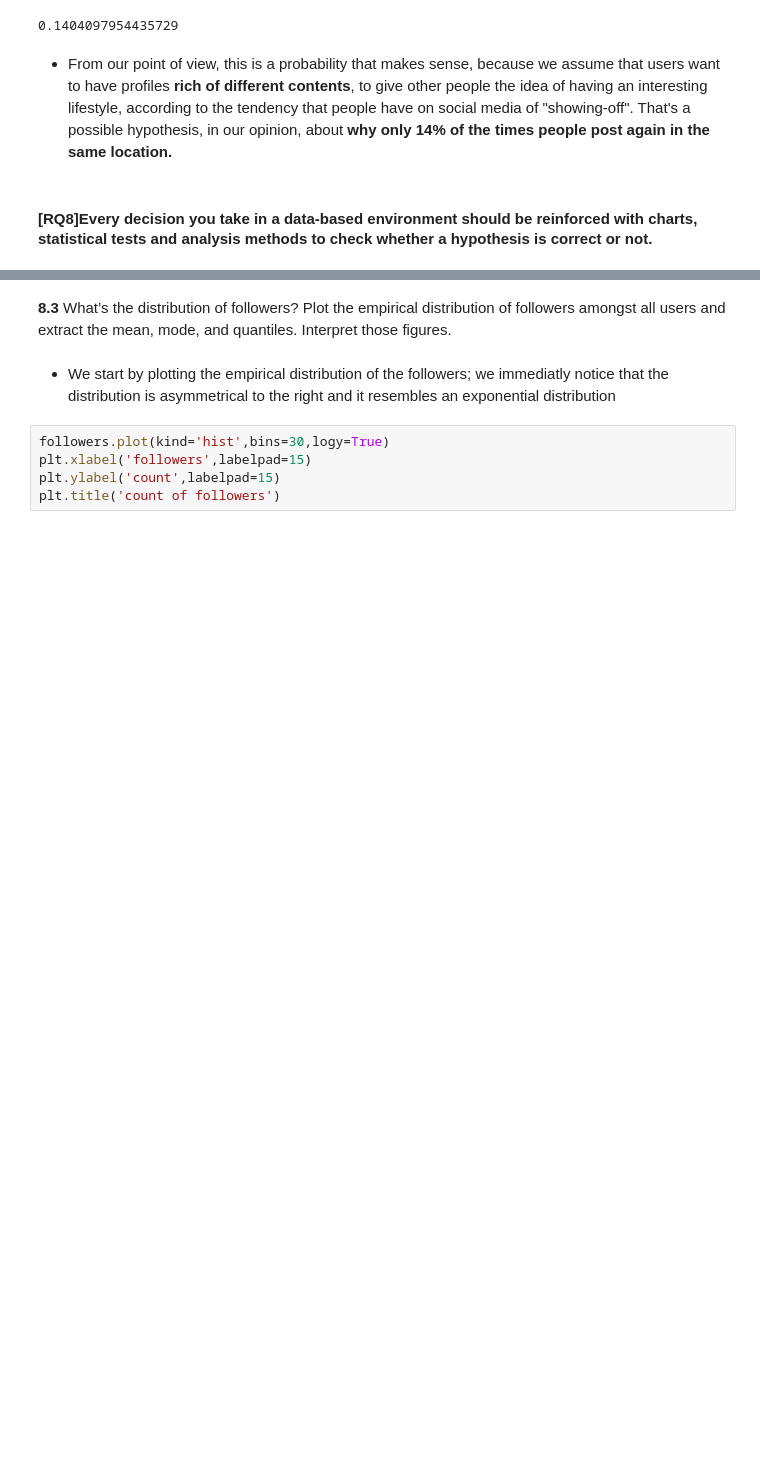
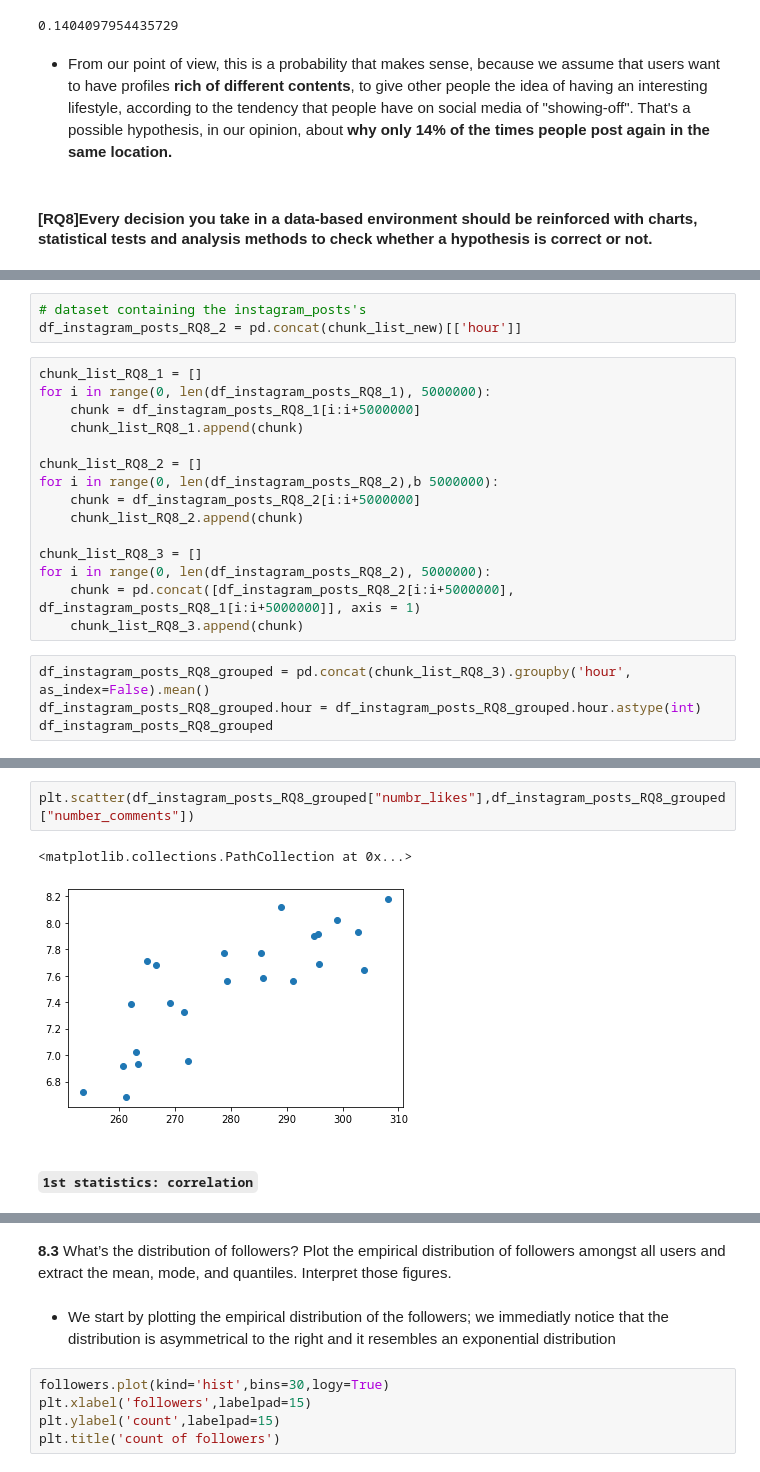
Before and after one commit to Iadiserniag/ADM-HW2, a Jupyter notebook: RQ12345678.ipynb, the cells around one changed output, grey strips where cells are left out. Cells and saved outputs as stored; diff of their text form; blank space fills up the shorter version.

```diff
--- a/RQ12345678.ipynb
+++ b/RQ12345678.ipynb
@@ -1368,0 +1405,22 @@ The output above shows how many times users visited a location 1,2,3.. ecc. time
+# %%
+# dataset containing the instagram_posts's
+df_instagram_posts_RQ8_2 = pd.concat(chunk_list_new)[['hour']]
+# %%
+chunk_list_RQ8_1 = []
+for i in range(0, len(df_instagram_posts_RQ8_1), 5000000):
+    chunk = df_instagram_posts_RQ8_1[i:i+5000000]
+    chunk_list_RQ8_1.append(chunk)
+
+chunk_list_RQ8_2 = []
+for i in range(0, len(df_instagram_posts_RQ8_2),b 5000000):
+    chunk = df_instagram_posts_RQ8_2[i:i+5000000]
+    chunk_list_RQ8_2.append(chunk)
+
+chunk_list_RQ8_3 = []
+for i in range(0, len(df_instagram_posts_RQ8_2), 5000000):
+    chunk = pd.concat([df_instagram_posts_RQ8_2[i:i+5000000], df_instagram_posts_RQ8_1[i:i+5000000]], axis = 1)
+    chunk_list_RQ8_3.append(chunk)
+# %%
+df_instagram_posts_RQ8_grouped = pd.concat(chunk_list_RQ8_3).groupby('hour', as_index=False).mean()
+df_instagram_posts_RQ8_grouped.hour = df_instagram_posts_RQ8_grouped.hour.astype(int)
+df_instagram_posts_RQ8_grouped
@@ -1368,0 +1447,7 @@ The output above shows how many times users visited a location 1,2,3.. ecc. time
+# %%
+plt.scatter(df_instagram_posts_RQ8_grouped["numbr_likes"],df_instagram_posts_RQ8_grouped["number_comments"])
+# %% [output]
+<matplotlib.collections.PathCollection at 0x...>
+[figure, added]
+# %% [markdown]
+#### `1st statistics: correlation`
```
Also changed, not shown: parts of 18 cells of this notebook.
